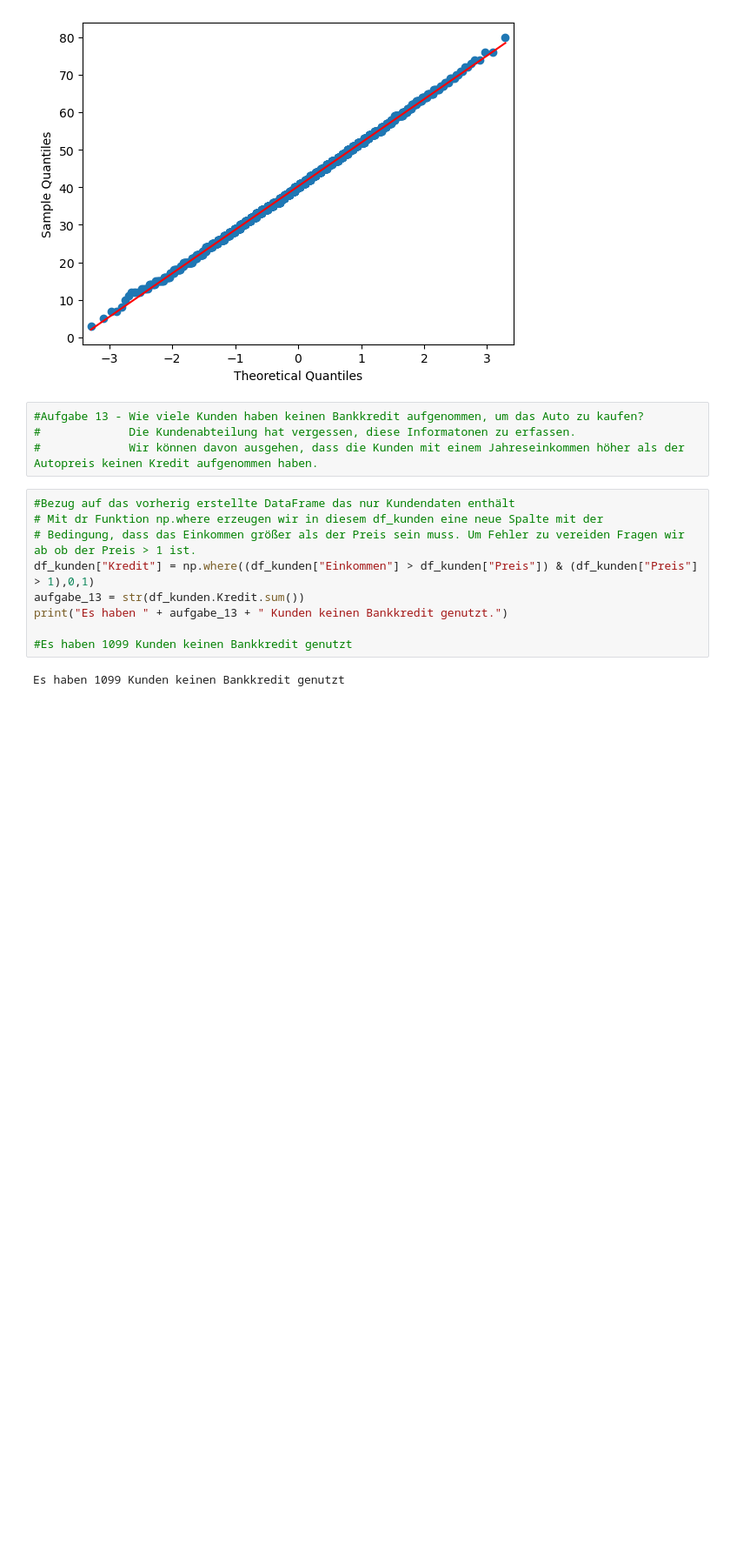
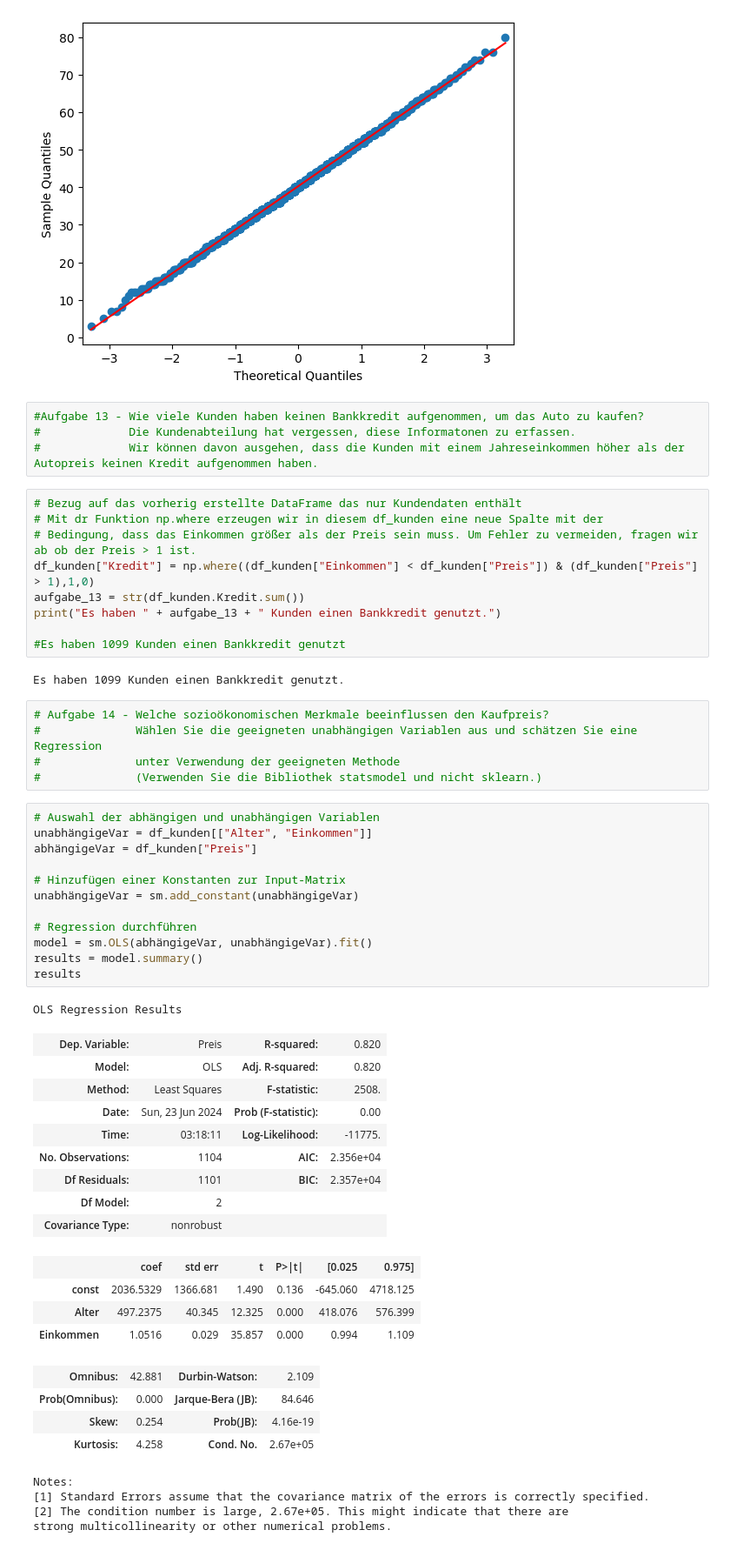
Before and after one commit to Rasger12/final_projectSS24_Group1, a Jupyter notebook: AlleAufgaben.ipynb, the cells around one changed output. Shown at 87% size. Drawn from its saved outputs; the diff is of its cells as text; blank space fills up the shorter version.

Commit message:
Aufgabe 14 und kleine fixes

```diff
--- a/AlleAufgaben.ipynb
+++ b/AlleAufgaben.ipynb
@@ -242,13 +275,53 @@ plt.show()
 #             Die Kundenabteilung hat vergessen, diese Informatonen zu erfassen.
 #             Wir können davon ausgehen, dass die Kunden mit einem Jahreseinkommen höher als der Autopreis keinen Kredit aufgenommen haben.
 # %%
-#Bezug auf das vorherig erstellte DataFrame das nur Kundendaten enthält
+# Bezug auf das vorherig erstellte DataFrame das nur Kundendaten enthält
 # Mit dr Funktion np.where erzeugen wir in diesem df_kunden eine neue Spalte mit der
-# Bedingung, dass das Einkommen größer als der Preis sein muss. Um Fehler zu vereiden Fragen wir ab ob der Preis > 1 ist.
-df_kunden["Kredit"] = np.where((df_kunden["Einkommen"] > df_kunden["Preis"]) & (df_kunden["Preis"] > 1),0,1)
+# Bedingung, dass das Einkommen größer als der Preis sein muss. Um Fehler zu vermeiden, fragen wir ab ob der Preis > 1 ist.
+df_kunden["Kredit"] = np.where((df_kunden["Einkommen"] < df_kunden["Preis"]) & (df_kunden["Preis"] > 1),1,0)
 aufgabe_13 = str(df_kunden.Kredit.sum())
-print("Es haben " + aufgabe_13 + " Kunden keinen Bankkredit genutzt.")
+print("Es haben " + aufgabe_13 + " Kunden einen Bankkredit genutzt.")
 
-#Es haben 1099 Kunden keinen Bankkredit genutzt
+#Es haben 1099 Kunden einen Bankkredit genutzt
 # %% [output]
-Es haben 1099 Kunden keinen Bankkredit genutzt
+Es haben 1099 Kunden einen Bankkredit genutzt.
+# %%
+# Aufgabe 14 - Welche sozioökonomischen Merkmale beeinflussen den Kaufpreis?
+#              Wählen Sie die geeigneten unabhängigen Variablen aus und schätzen Sie eine Regression
+#              unter Verwendung der geeigneten Methode
+#              (Verwenden Sie die Bibliothek statsmodel und nicht sklearn.)
+# %%
+# Auswahl der abhängigen und unabhängigen Variablen
+unabhängigeVar = df_kunden[["Alter", "Einkommen"]]
+abhängigeVar = df_kunden["Preis"]
+
+# Hinzufügen einer Konstanten zur Input-Matrix
+unabhängigeVar = sm.add_constant(unabhängigeVar)
+
+# Regression durchführen
+model = sm.OLS(abhängigeVar, unabhängigeVar).fit()
+results = model.summary()
+results
+# %% [output]
+OLS Regression Results
+| Dep. Variable: | Preis | R-squared: | 0.820 |
+| Model: | OLS | Adj. R-squared: | 0.820 |
+| Method: | Least Squares | F-statistic: | 2508. |
+| Date: | Sun, 23 Jun 2024 | Prob (F-statistic): | 0.00 |
+| Time: | 03:18:11 | Log-Likelihood: | -11775. |
+| No. Observations: | 1104 | AIC: | 2.356e+04 |
+| Df Residuals: | 1101 | BIC: | 2.357e+04 |
+| Df Model: | 2 |  |  |
+| Covariance Type: | nonrobust |  |  |
+|  | coef | std err | t | P>|t| | [0.025 | 0.975] |
+| const | 2036.5329 | 1366.681 | 1.490 | 0.136 | -645.060 | 4718.125 |
+| Alter | 497.2375 | 40.345 | 12.325 | 0.000 | 418.076 | 576.399 |
+| Einkommen | 1.0516 | 0.029 | 35.857 | 0.000 | 0.994 | 1.109 |
+| Omnibus: | 42.881 | Durbin-Watson: | 2.109 |
+| Prob(Omnibus): | 0.000 | Jarque-Bera (JB): | 84.646 |
+| Skew: | 0.254 | Prob(JB): | 4.16e-19 |
+| Kurtosis: | 4.258 | Cond. No. | 2.67e+05 |
+Notes:
+[1] Standard Errors assume that the covariance matrix of the errors is correctly specified.
+[2] The condition number is large, 2.67e+05. This might indicate that there are
+strong multicollinearity or other numerical problems.
```
Also changed, not shown: parts of 11 cells of this notebook, 1 other file.
